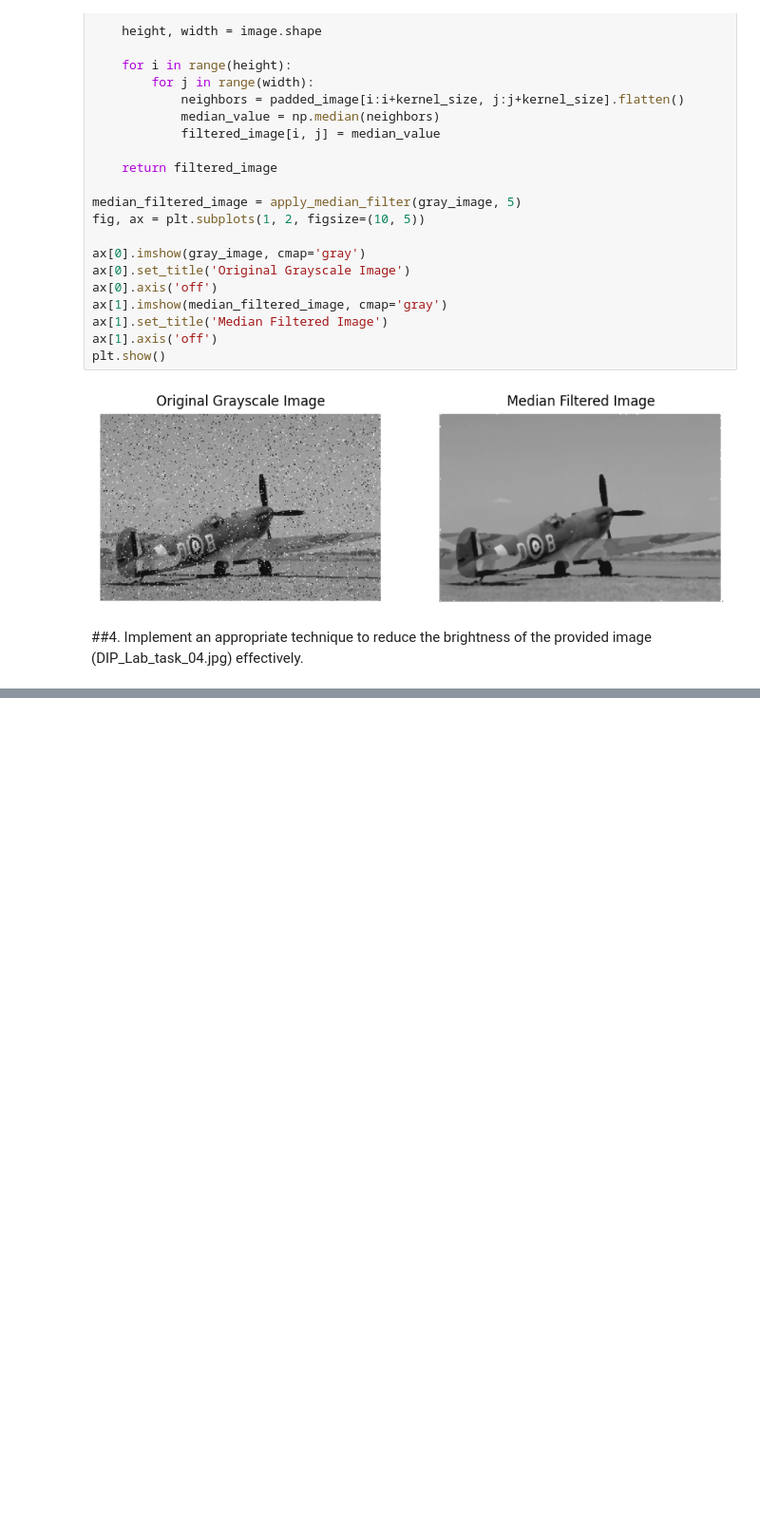
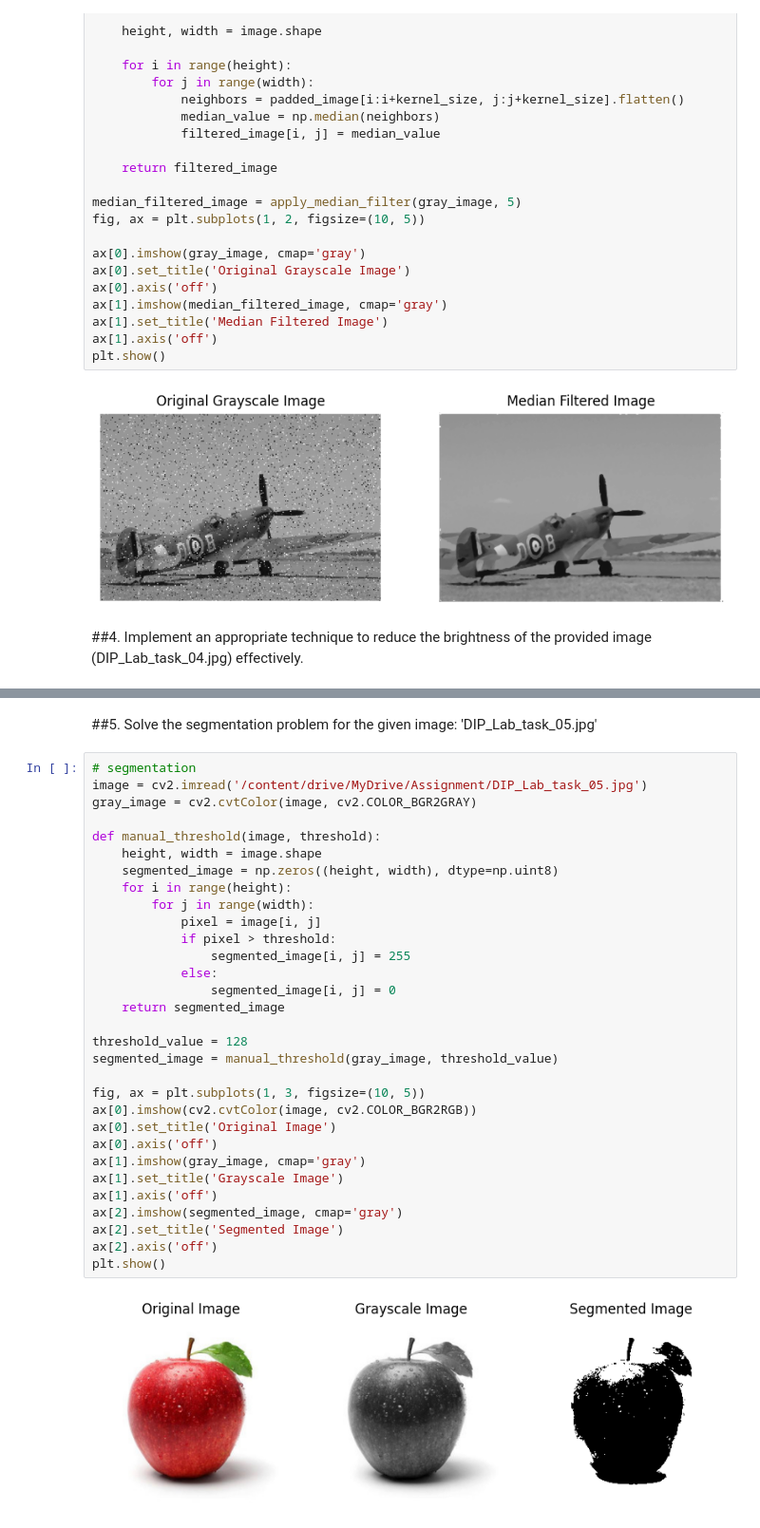
Before and after one commit to mehadishakil/DIP-Lab-Final-2024, a Jupyter notebook: DIP_Lab_Final_2024.ipynb, the cells around one changed output, grey strips where cells are left out. Shown at 95% size. Saved outputs shown, nothing was run; the diff lists cells and outputs as text; blank space fills up the shorter version.

Commit message:
Completed Task-5 (solved segmentation problem by using thresholding approach for the given image)

```diff
--- a/DIP_Lab_Final_2024.ipynb
+++ b/DIP_Lab_Final_2024.ipynb
@@ -166,3 +167,38 @@ ax[1].axis('off')
 plt.show()
 # %% [output]
 [figure]
+# %% [markdown]
+##5. Solve the segmentation problem for the given image: 'DIP_Lab_task_05.jpg'
+# %%
+# segmentation
+image = cv2.imread('/content/drive/MyDrive/Assignment/DIP_Lab_task_05.jpg')
+gray_image = cv2.cvtColor(image, cv2.COLOR_BGR2GRAY)
+
+def manual_threshold(image, threshold):
+    height, width = image.shape
+    segmented_image = np.zeros((height, width), dtype=np.uint8)
+    for i in range(height):
+        for j in range(width):
+            pixel = image[i, j]
+            if pixel > threshold:
+                segmented_image[i, j] = 255
+            else:
+                segmented_image[i, j] = 0
+    return segmented_image
+
+threshold_value = 128
+segmented_image = manual_threshold(gray_image, threshold_value)
+
+fig, ax = plt.subplots(1, 3, figsize=(10, 5))
+ax[0].imshow(cv2.cvtColor(image, cv2.COLOR_BGR2RGB))
+ax[0].set_title('Original Image')
+ax[0].axis('off')
+ax[1].imshow(gray_image, cmap='gray')
+ax[1].set_title('Grayscale Image')
+ax[1].axis('off')
+ax[2].imshow(segmented_image, cmap='gray')
+ax[2].set_title('Segmented Image')
+ax[2].axis('off')
+plt.show()
+# %% [output]
+[figure, added]
```
Also changed, not shown: parts of 1 cell of this notebook.
